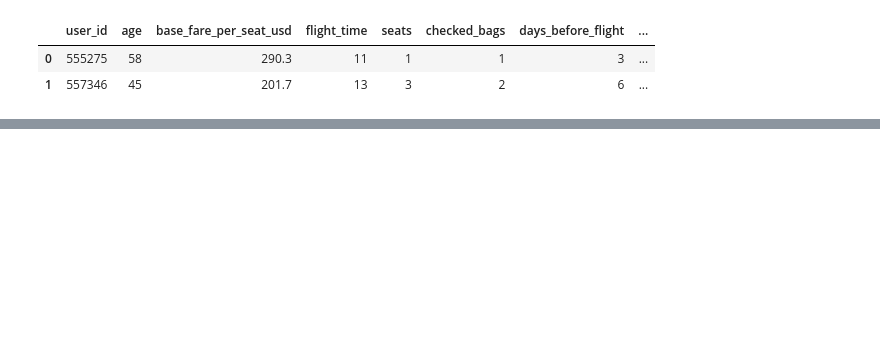
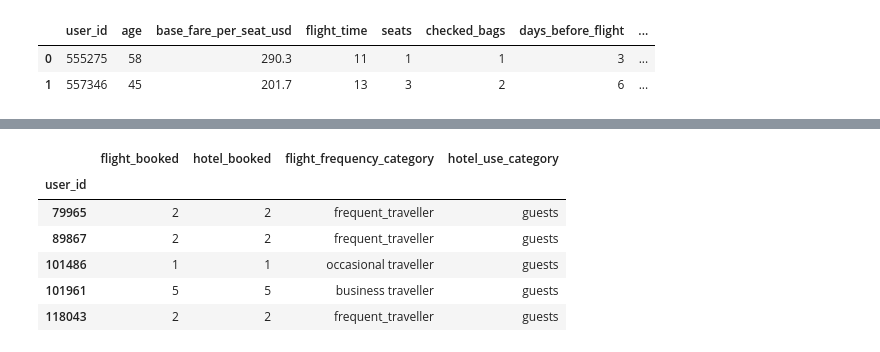
Before and after one commit to derewor/Travel-Tide-project, a Jupyter notebook: TravelTide_project_final.ipynb, the cells around one changed output, grey strips where cells are left out. Cells and saved outputs as stored; diff of their text form; code cells hidden in the pictures; blank space fills up the shorter version.

```diff
--- a/TravelTide_project_final.ipynb
+++ b/TravelTide_project_final.ipynb
@@ -296,0 +352,42 @@ category_session['budget_category'] = category_session.apply(budget_category, ax
+# %%
+# assigning categoried for columns in category_user tables
+# assignig group for travel frequency category
+# first calculate the 25th and 75th percetile of the number of booking in the last 6 months
+book_perc_25 = category_user_grouped['flight_booked'].quantile(0.25)
+book_perc_75 = category_user_grouped['flight_booked'].quantile(0.75)
+def flight_frequency_category(row):
+  flight_booked = row['flight_booked']
+  if flight_booked == 0:
+    return 'first time traveller'
+  elif flight_booked <= book_perc_25:
+    return 'occasional traveller'
+  elif flight_booked > book_perc_25 and flight_booked <= book_perc_75:
+    return 'frequent_traveller'
+  elif flight_booked > book_perc_75:
+    return 'business traveller'
+  else:
+    return flight_booked
+
+category_user_grouped['flight_frequency_category'] = category_user_grouped.apply(flight_frequency_category, axis=1)
+# Assign hotel use category on hotel booked column
+def hotel_use_category(row):
+  hotel_booked = row['hotel_booked']
+  flight_booked = row['flight_booked']
+  if hotel_booked == 0:
+    return 'non_hotel_users'
+  elif hotel_booked < flight_booked:
+    return 'occasional_user'
+  elif hotel_booked == flight_booked:
+    return 'guests'
+  else:
+    return 'hotel_booked'
+category_user_grouped['hotel_use_category'] = category_user_grouped.apply(hotel_use_category, axis=1)
+category_user_grouped.head()
+# %% [output]
+|  | flight_booked | hotel_booked | flight_frequency_category | hotel_use_category |
+| user_id |  |  |  |  |
+| 79965 | 2 | 2 | frequent_traveller | guests |
+| 89867 | 2 | 2 | frequent_traveller | guests |
+| 101486 | 1 | 1 | occasional traveller | guests |
+| 101961 | 5 | 5 | business traveller | guests |
+| 118043 | 2 | 2 | frequent_traveller | guests |
```
Also changed, not shown: parts of 7 cells of this notebook.
